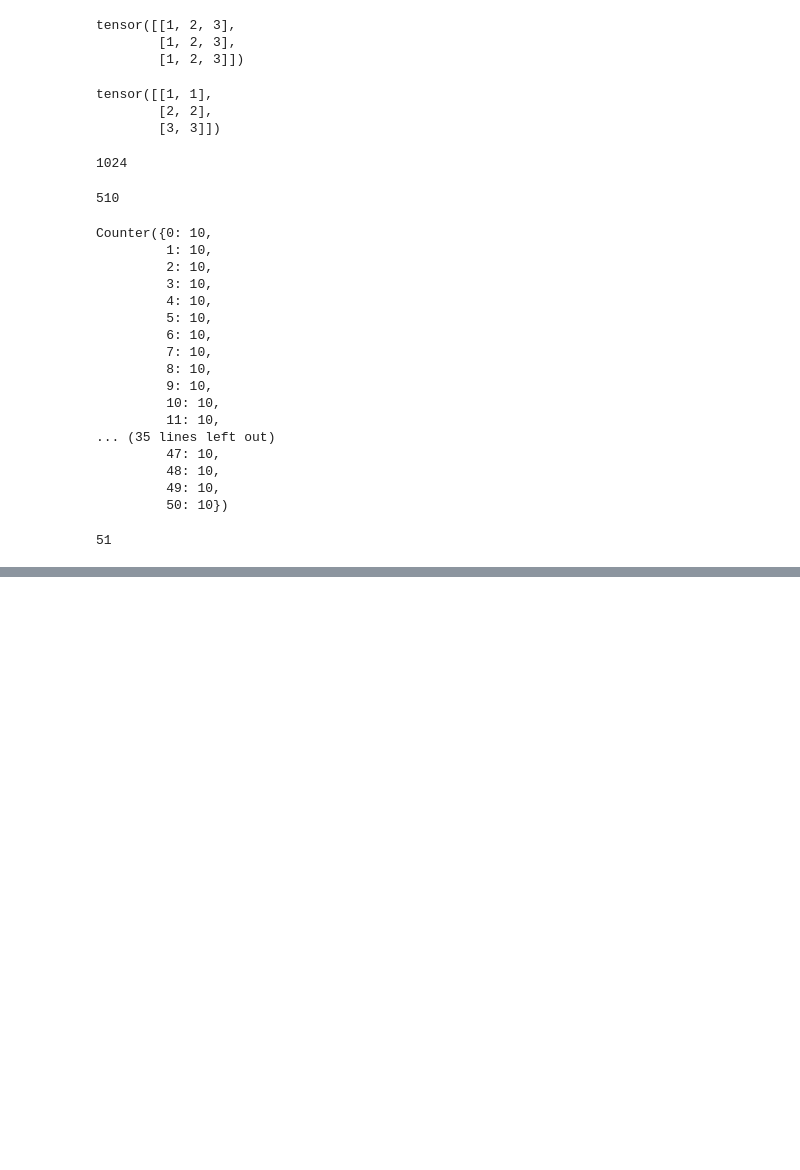
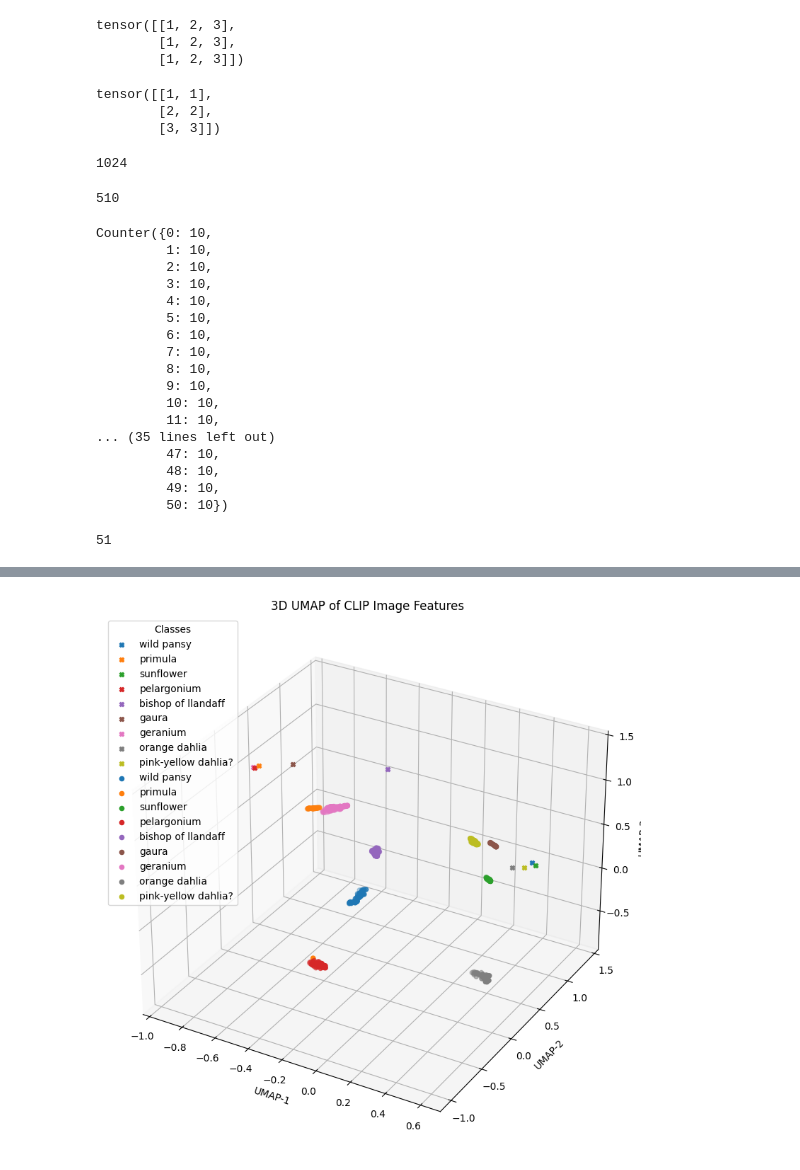
Before and after one commit to bacobax/DeepL-project, a Jupyter notebook: notebooks/images_embedding_space.ipynb, the cells around one changed output, grey strips where cells are left out. Saved outputs shown, nothing was run; the diff lists cells and outputs as text; code cells hidden in the pictures; blank space fills up the shorter version.

```diff
--- a/notebooks/images_embedding_space.ipynb
+++ b/notebooks/images_embedding_space.ipynb
@@ -592,0 +752,57 @@ len(c)
+# %%
+new_center = np.mean(transformed_prompt_fts, axis=0)
+# Vector from center to each point
+center_distances = np.array(transformed_prompt_fts) - new_center
+
+# Avoid division by zero
+norms = np.linalg.norm(center_distances, axis=1, keepdims=True)
+norms[norms == 0] = 1e-6
+
+# Unit vectors
+versors = center_distances / norms
+
+# Scale and move from the center, not from the original point
+K = 1
+scaled_prompt_embs = new_center + K * versors
+# %%
+colors = plt.cm.tab10(unique_targets / 10)  # up to 10 classes
+
+# Plot
+fig = plt.figure(figsize=(10, 8))
+ax = fig.add_subplot(111, projection='3d')
+
+for i, emb in enumerate(scaled_prompt_embs):
+
+    ax.scatter(
+        emb[0],
+        emb[1],
+        emb[2],
+        s=20,
+        color=plt.cm.tab10(i / 10),
+        marker="X",
+        label=prompt_labels[i]
+    )
+
+for i, class_id in enumerate(unique_targets):
+    idx = targets == class_id
+    ax.scatter(
+        transformed_img_fts[idx, 0],
+        transformed_img_fts[idx, 1],
+        transformed_img_fts[idx, 2],
+        s=20,
+        color=plt.cm.tab10(i / 10),
+        label=CLASS_NAMES[class_id],
+
+    )
+
+
+# Legend
+ax.legend(title="Classes")
+ax.set_title("3D UMAP of CLIP Image Features")
+ax.set_xlabel("UMAP-1")
+ax.set_ylabel("UMAP-2")
+ax.set_zlabel("UMAP-3")
+plt.tight_layout()
+plt.show()
+# %% [output]
+[figure, added]
```
Also changed, not shown: parts of 9 cells of this notebook, 4 other files.
